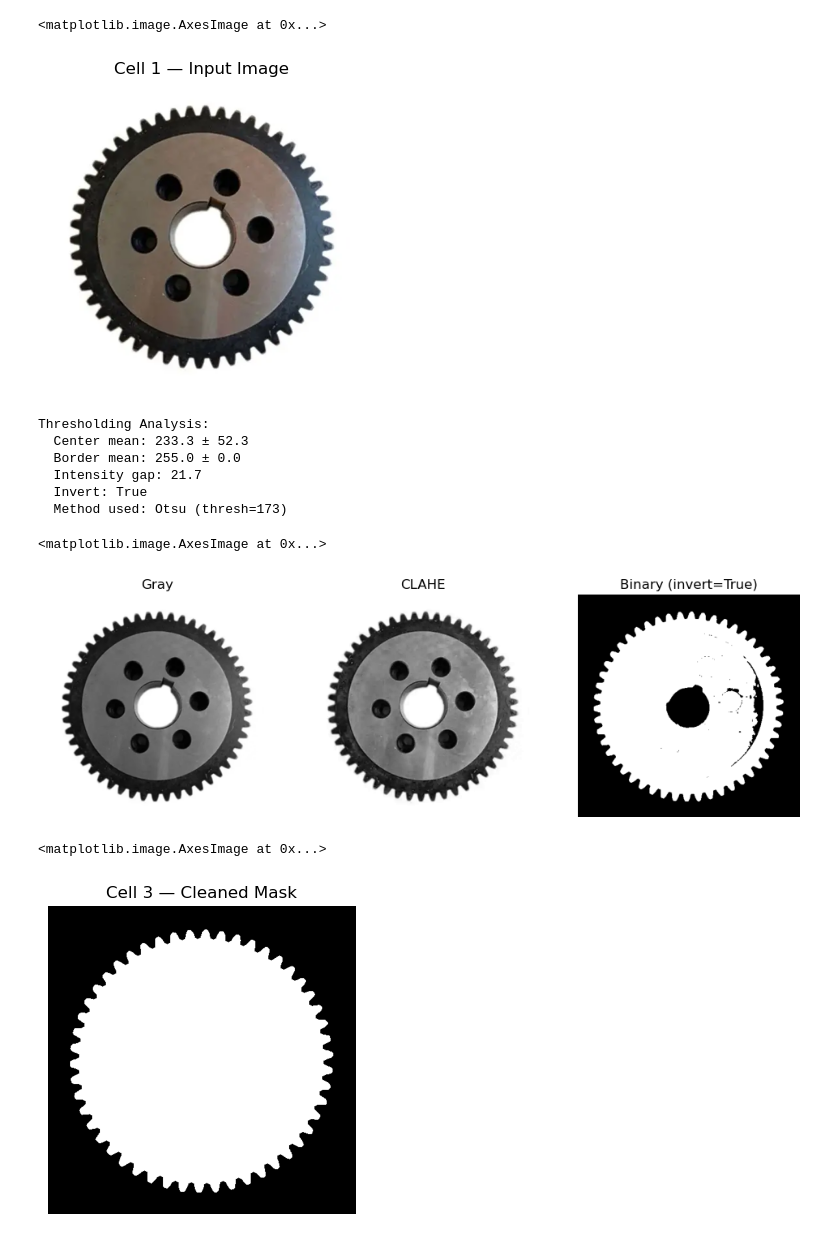
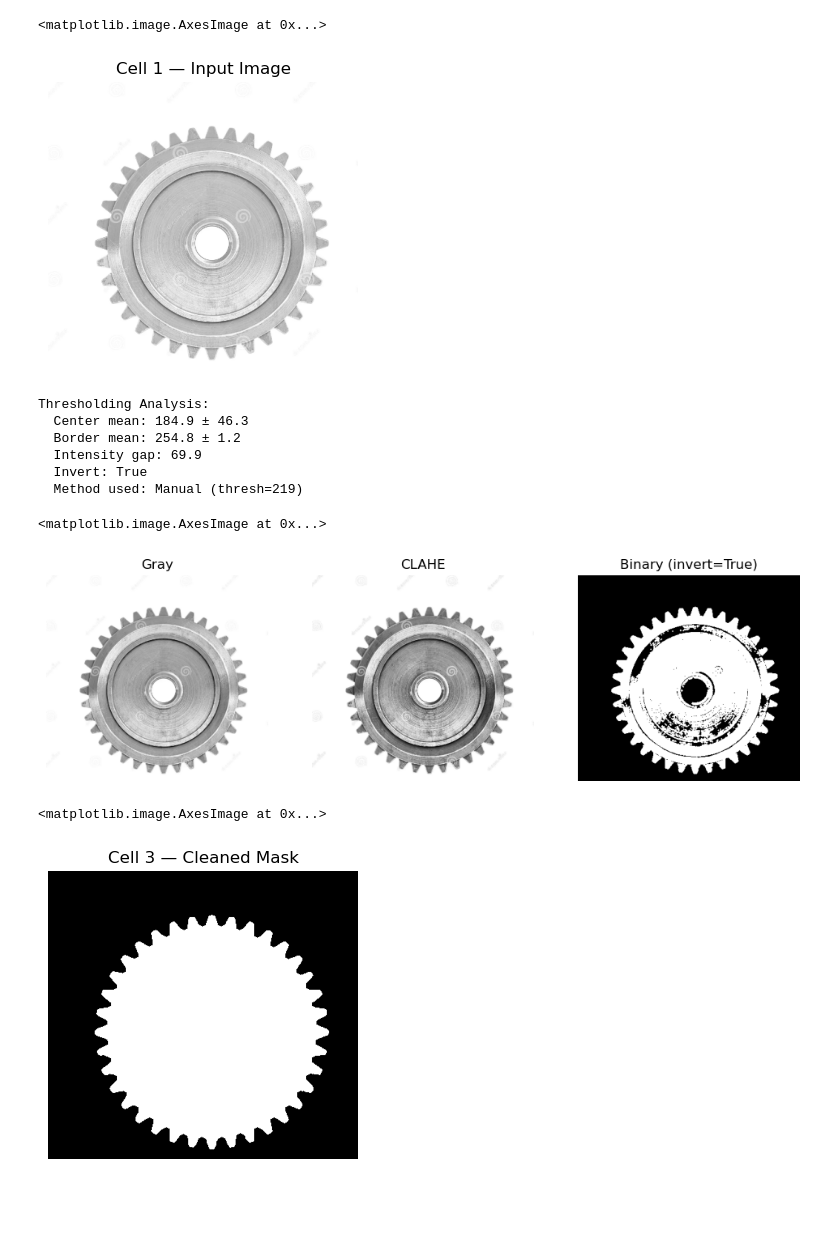
Before and after one commit to DarSahran/SpurGear_Btechproject, a Jupyter notebook: Spur_Gear_Preprocessing_linux.ipynb, the cells around one changed output. Saved outputs shown, nothing was run; the diff lists cells and outputs as text; code cells hidden in the pictures; blank space fills up the shorter version.

```diff
--- a/Spur_Gear_Preprocessing_linux.ipynb
+++ b/Spur_Gear_Preprocessing_linux.ipynb
@@ -1,25 +1,25 @@
 # %%
 import cv2, numpy as np, json, math, matplotlib.pyplot as plt
 from pathlib import Path
 
 # --- Paths (no /mnt) ---
 PROJECT_ROOT = Path.cwd()
 OUT_DIR ="Output"
 
 
 # Point to your image (change this if needed)
-IMG_PATH = PROJECT_ROOT / "gear_3.png"     # e.g., "./gear.jpg"
+IMG_PATH = PROJECT_ROOT / "gear_2.png"     # e.g., "./gear.jpg"
 
 assert IMG_PATH.exists(), f"Place your image at {IMG_PATH} or update IMG_PATH."
 
 img = cv2.imread(str(IMG_PATH))
 assert img is not None, f"Could not read {IMG_PATH}"
 
 img_rgb = cv2.cvtColor(img, cv2.COLOR_BGR2RGB)
 plt.figure(figsize=(4,4)); plt.title("Cell 1 — Input Image"); plt.axis("off"); plt.imshow(img_rgb)
 # %% [output]
 <matplotlib.image.AxesImage at 0x...>
-[figure, old version]
+[figure, new version]
 # %%
 def auto_threshold(gray_img):
     """
@@ -120,13 +120,13 @@ plt.subplot(1,3,2); plt.title("CLAHE"); plt.axis("off"); plt.imshow(gray_eq, cma
 plt.subplot(1,3,3); plt.title(f"Binary (invert={was_inverted})"); plt.axis("off"); plt.imshow(binary, cmap="gray")
 # %% [output]
 Thresholding Analysis:
-  Center mean: 233.3 ± 52.3
-  Border mean: 255.0 ± 0.0
-  Intensity gap: 21.7
+  Center mean: 184.9 ± 46.3
+  Border mean: 254.8 ± 1.2
+  Intensity gap: 69.9
   Invert: True
-  Method used: Otsu (thresh=173)
+  Method used: Manual (thresh=219)
 <matplotlib.image.AxesImage at 0x...>
-[figure, old version]
+[figure, new version]
 # %%
 # def auto_threshold(gray_img):
 #     h, w = gray_img.shape
@@ -165,7 +165,7 @@ cv2.imwrite(str("Output/gear_mask.png"), mask)
 plt.figure(figsize=(4,4)); plt.title("Cell 3 — Cleaned Mask"); plt.axis("off"); plt.imshow(mask, cmap="gray")
 # %% [output]
 <matplotlib.image.AxesImage at 0x...>
-[figure, old version]
+[figure, new version]
 # %%
 contours, hierarchy = cv2.findContours(mask, cv2.RETR_TREE, cv2.CHAIN_APPROX_NONE)
 hierarchy = hierarchy[0]
```
Also changed, not shown: parts of 8 cells of this notebook.
